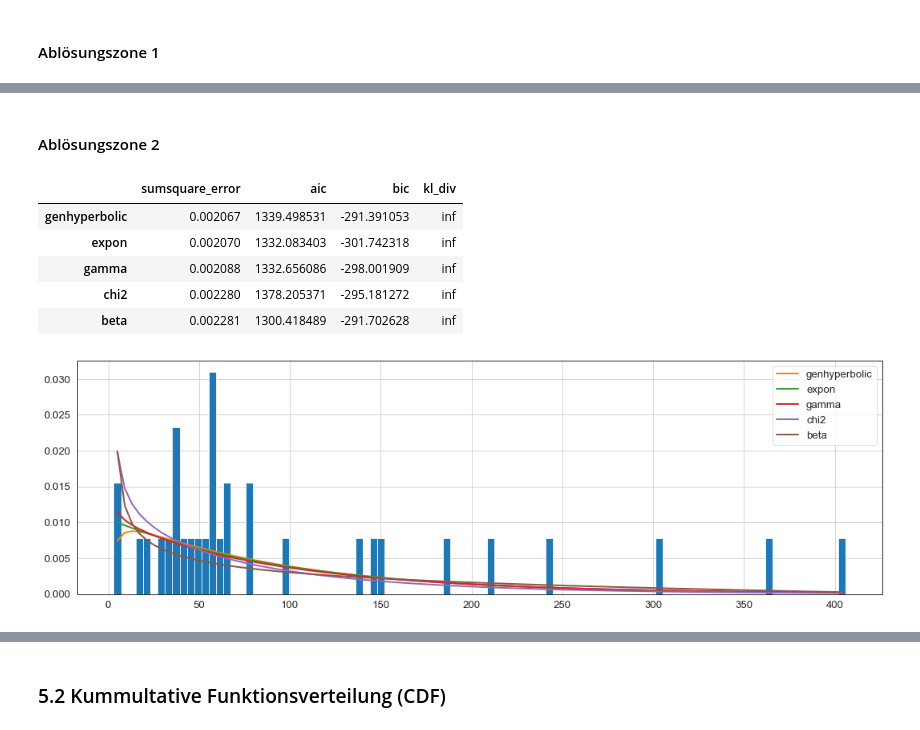
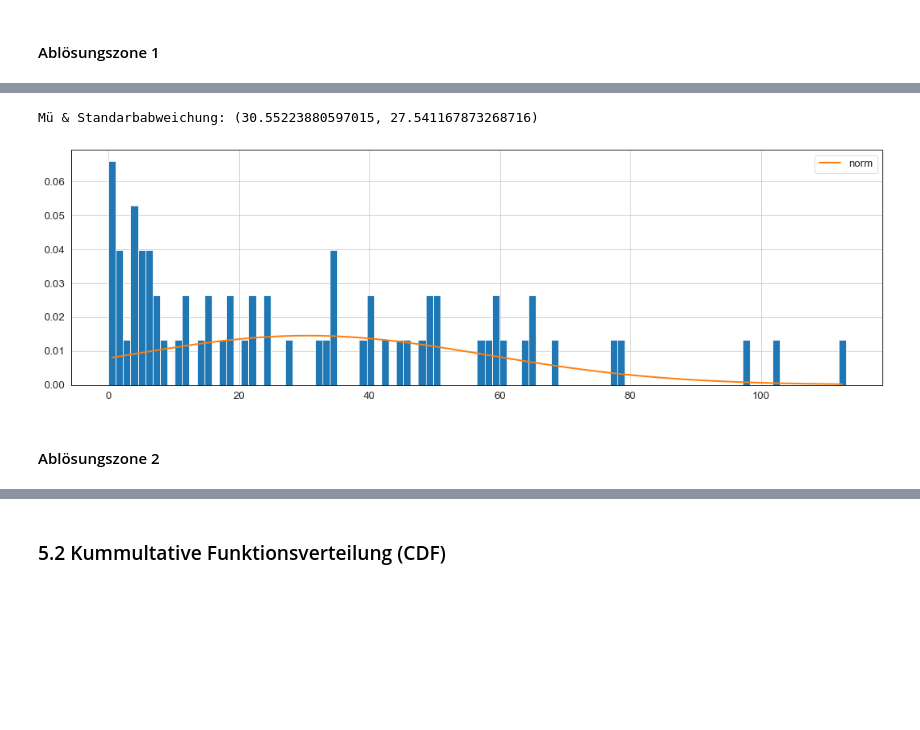
Before and after one commit to 7ben18/FHNW_Steinschlagrisiko, a Jupyter notebook: FHNW_Steinschlagrisiko.ipynb, the cells around one changed output, grey strips where cells are left out. Drawn from its saved outputs; the diff is of its cells as text; code cells hidden in the pictures; blank space fills up the shorter version.

```diff
--- a/FHNW_Steinschlagrisiko.ipynb
+++ b/FHNW_Steinschlagrisiko.ipynb
@@ -468,26 +440,9 @@ f_zeitabstand1.summary()
+# %%
+# Zeitabstand
+norm_time_zone1 = densityPlot(df_Zeitabstand_1, 0)
+print("Mü & Standarbabweichung: {}".format(norm_time_zone1))
+# %% [output]
+Mü & Standarbabweichung: (30.55223880597015, 27.541167873268716)
+[figure, added]
 # %% [markdown]
 #### Ablösungszone 2
-# %%
-sns.set_style('white')
-sns.set_context("paper", font_scale = 1.5)
-sns.displot(data=df2, x = "Masse [kg]", kind = "hist", bins = 150, aspect = 3.0)
-masse_df2 = df2["Masse [kg]"].values
-f_masse2 = Fitter(masse_df2,
-           distributions=['alpha',
-                          'beta',
-                          "gamma",
-                          "norm",
-                          "expon",
-                          "lognorm",
-                          "chi2",
-                          "genhyperbolic"])
-f_masse2.fit()
-f_masse2.summary()
-# %% [output]
-|  | sumsquare_error | aic | bic | kl_div |
-| genhyperbolic | 0.002067 | 1339.498531 | -291.391053 | inf |
-| expon | 0.002070 | 1332.083403 | -301.742318 | inf |
-| gamma | 0.002088 | 1332.656086 | -298.001909 | inf |
-| chi2 | 0.002280 | 1378.205371 | -295.181272 | inf |
-| beta | 0.002281 | 1300.418489 | -291.702628 | inf |
-[figure, removed]
```
Also changed, not shown: parts of 11 cells of this notebook.
